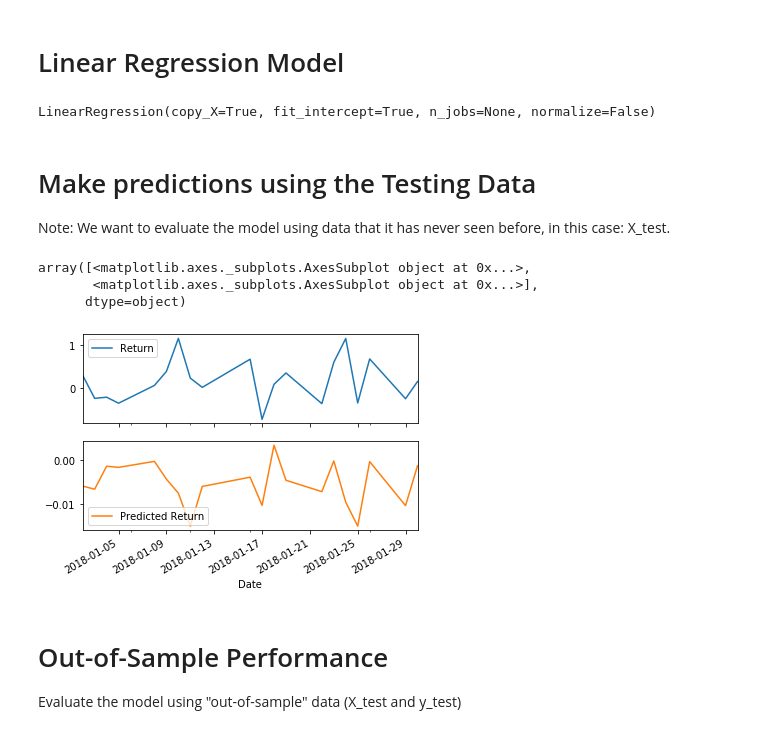
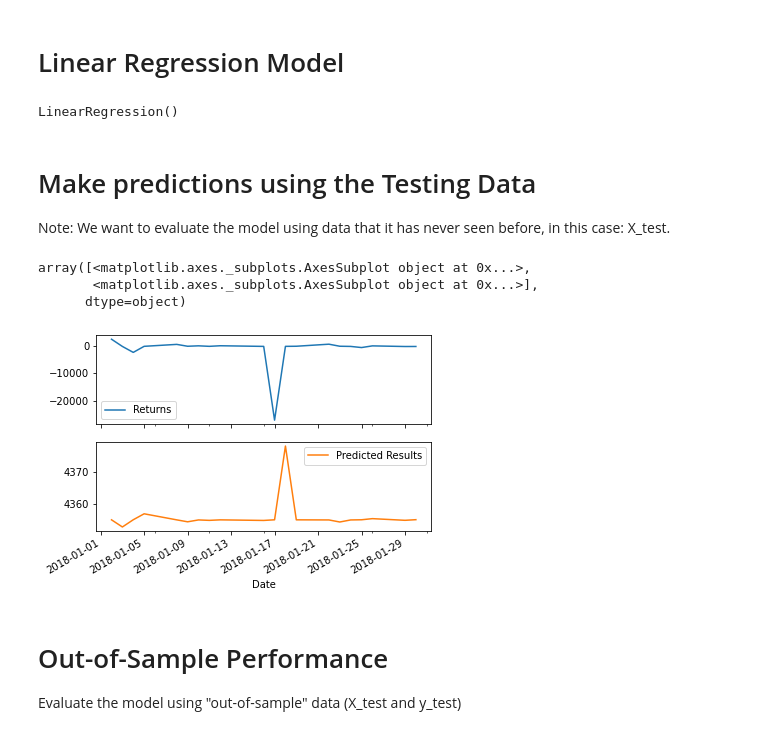
Before and after one commit to Caresir/Time-Series, a Jupyter notebook: regression_analysis.ipynb, the cells around one changed output. Drawn from its saved outputs; the diff is of its cells as text; code cells hidden in the pictures.

Commit message:
Created the SKlearn and fit of the X and y train. Made prediction of the y using the X test then ploted the results

```diff
--- a/regression_analysis.ipynb
+++ b/regression_analysis.ipynb
@@ -80,8 +80,8 @@ test = yen_futures['2018':]
 # Y_train (training set using just the "y" variable, i.e., "Futures Return"), Y_test (test set of just the "y" variable):
 X_train = train['Lagged_Returns'].to_frame()
 X_test = test['Lagged_Returns'].to_frame()
-y_train = train['Returns'].to_frame()
-y_test = test['Returns'].to_frame()
+y_train = train['Returns']
+y_test = test['Returns']
 # %%
 X_train
 # %% [output]
@@ -106,26 +106,29 @@ X_train
 from sklearn.linear_model import LinearRegression
 
 # Fit a SKLearn linear regression using just the training set (X_train, Y_train):
+model = LinearRegression()
+model.fit(X_train, y_train)
 # %% [output]
-LinearRegression(copy_X=True, fit_intercept=True, n_jobs=None, normalize=False)
+LinearRegression()
 # %% [markdown]
 # Make predictions using the Testing Data
 
 Note: We want to evaluate the model using data that it has never seen before, in this case: X_test.
 # %%
 # Make a prediction of "y" values using just the test dataset
-# YOUR CODE HERE!
+predictions = model.predict(X_test)
 # %%
 # Assemble actual y data (Y_test) with predicted y data (from just above) into two columns in a dataframe:
-# YOUR CODE HERE!
+Results = y_test.to_frame()
+Results['Predicted Results'] = predictions
 # %%
 # Plot the first 20 predictions vs the true values
-# YOUR CODE HERE!
+Results[:20].plot(subplots=True)
 # %% [output]
 array([<matplotlib.axes._subplots.AxesSubplot object at 0x...>,
        <matplotlib.axes._subplots.AxesSubplot object at 0x...>],
       dtype=object)
-[figure, old version]
+[figure, new version]
 # %% [markdown]
 # Out-of-Sample Performance
 
```
